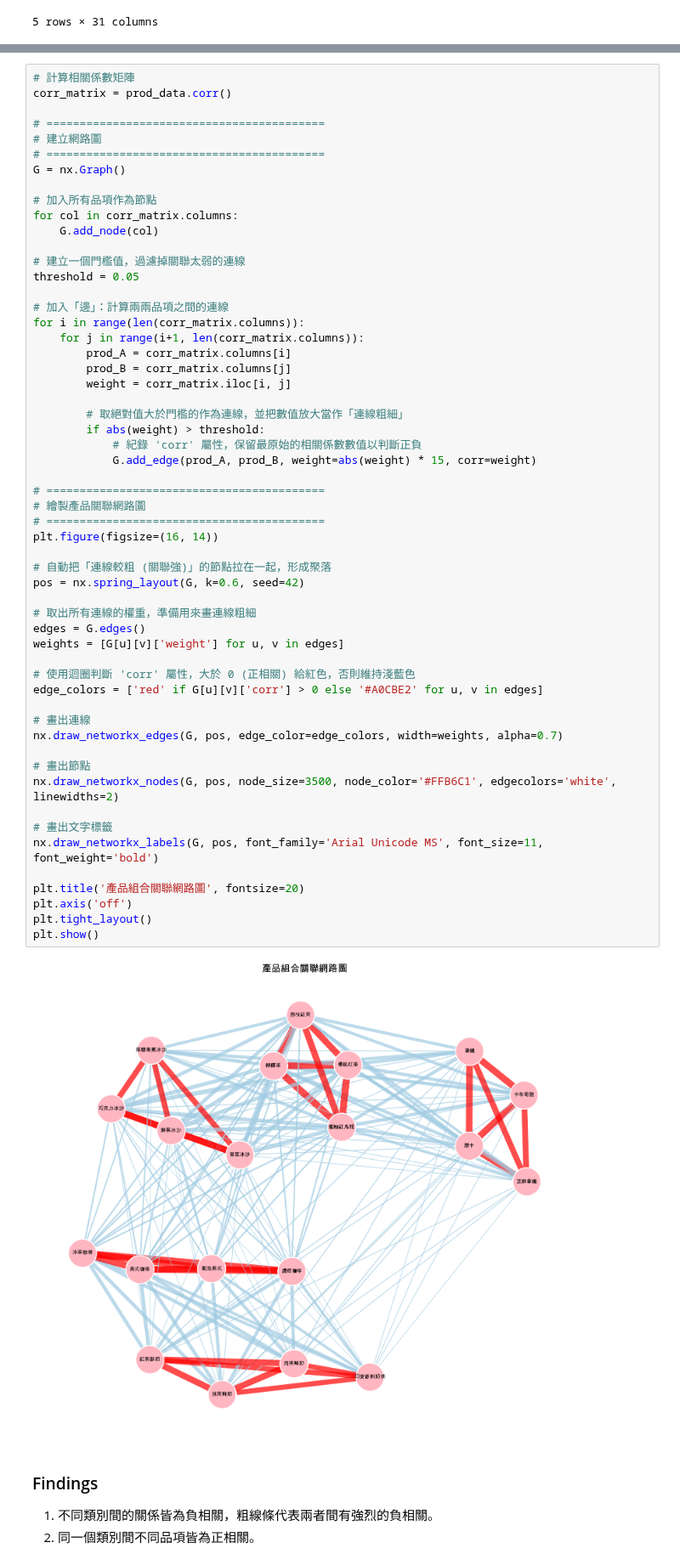
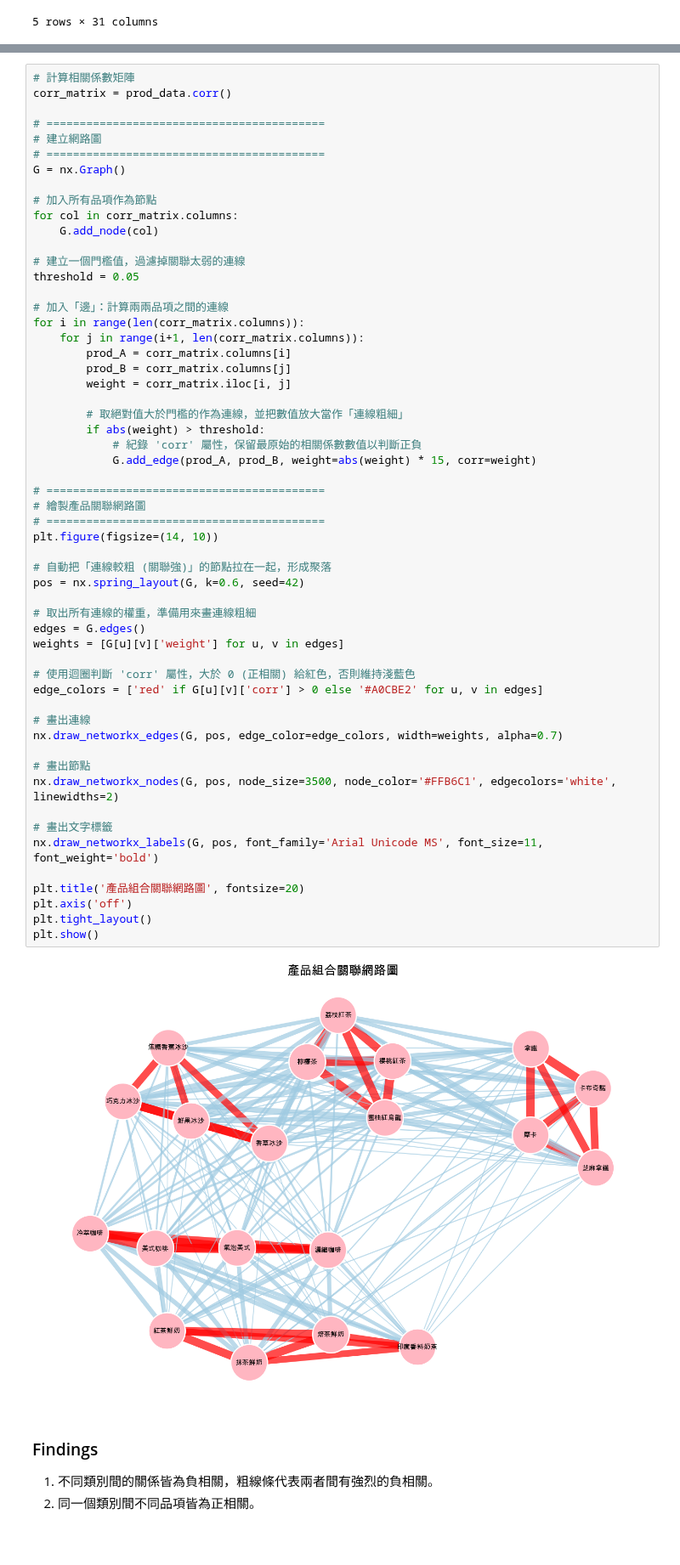
Before and after one commit to sofiahuang2225-prog/econ_5166_segmentation_task, a Jupyter notebook: data/analysis/EDA.ipynb, the cells around one changed output, grey strips where cells are left out. Shown at 85% size. Drawn from its saved outputs; the diff is of its cells as text; blank space fills up the shorter version.

```diff
--- a/data/analysis/EDA.ipynb
+++ b/data/analysis/EDA.ipynb
@@ -389,35 +391,35 @@ for i in range(len(corr_matrix.columns)):
             G.add_edge(prod_A, prod_B, weight=abs(weight) * 15, corr=weight)
 
 # ==========================================
 # 繪製產品關聯網路圖
 # ==========================================
-plt.figure(figsize=(16, 14))
+plt.figure(figsize=(14, 10))
 
 # 自動把「連線較粗 (關聯強)」的節點拉在一起，形成聚落
 pos = nx.spring_layout(G, k=0.6, seed=42)
 
 # 取出所有連線的權重，準備用來畫連線粗細
 edges = G.edges()
 weights = [G[u][v]['weight'] for u, v in edges]
 
 # 使用迴圈判斷 'corr' 屬性，大於 0 (正相關) 給紅色，否則維持淺藍色
 edge_colors = ['red' if G[u][v]['corr'] > 0 else '#A0CBE2' for u, v in edges]
 
 # 畫出連線
 nx.draw_networkx_edges(G, pos, edge_color=edge_colors, width=weights, alpha=0.7)
 
 # 畫出節點
 nx.draw_networkx_nodes(G, pos, node_size=3500, node_color='#FFB6C1', edgecolors='white', linewidths=2)
 
 # 畫出文字標籤
 nx.draw_networkx_labels(G, pos, font_family='Arial Unicode MS', font_size=11, font_weight='bold')
 
 plt.title('產品組合關聯網路圖', fontsize=20)
 plt.axis('off')
 plt.tight_layout()
 plt.show()
 # %% [output]
-[figure, old version]
+[figure, new version]
 # %% [markdown]
 ### Findings
 1. 不同類別間的關係皆為負相關，粗線條代表兩者間有強烈的負相關。
```
Also changed, not shown: parts of 1 cell of this notebook.
